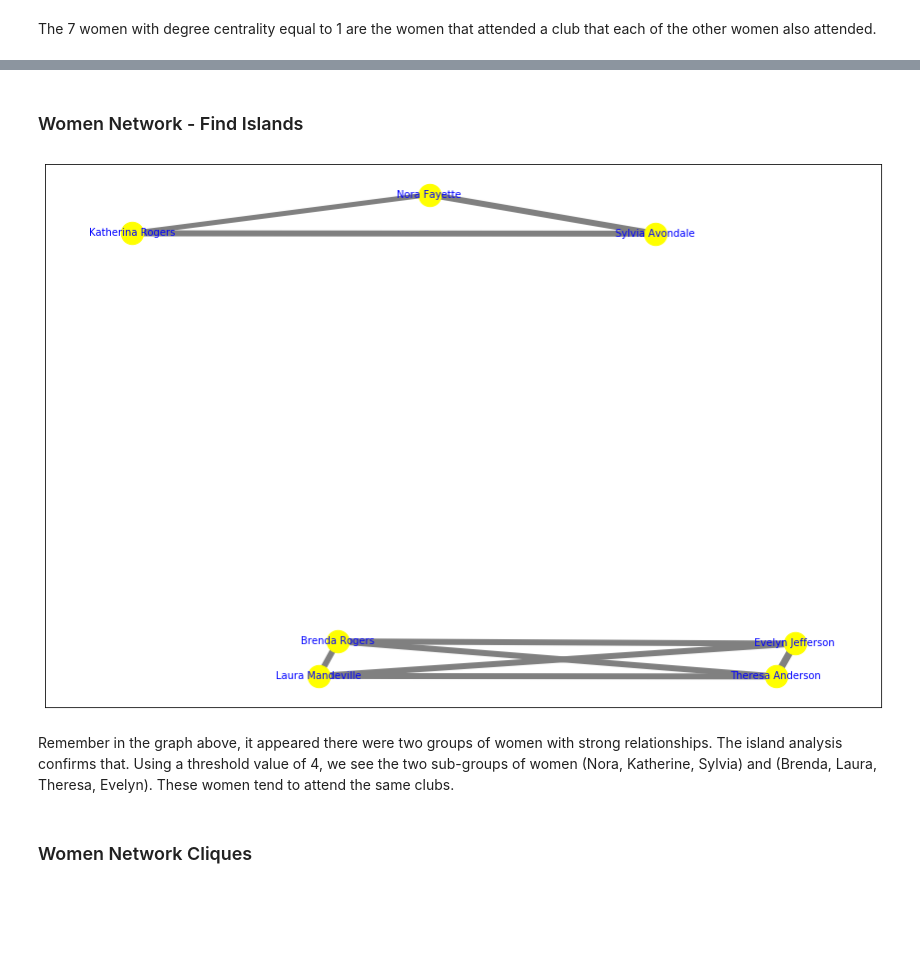
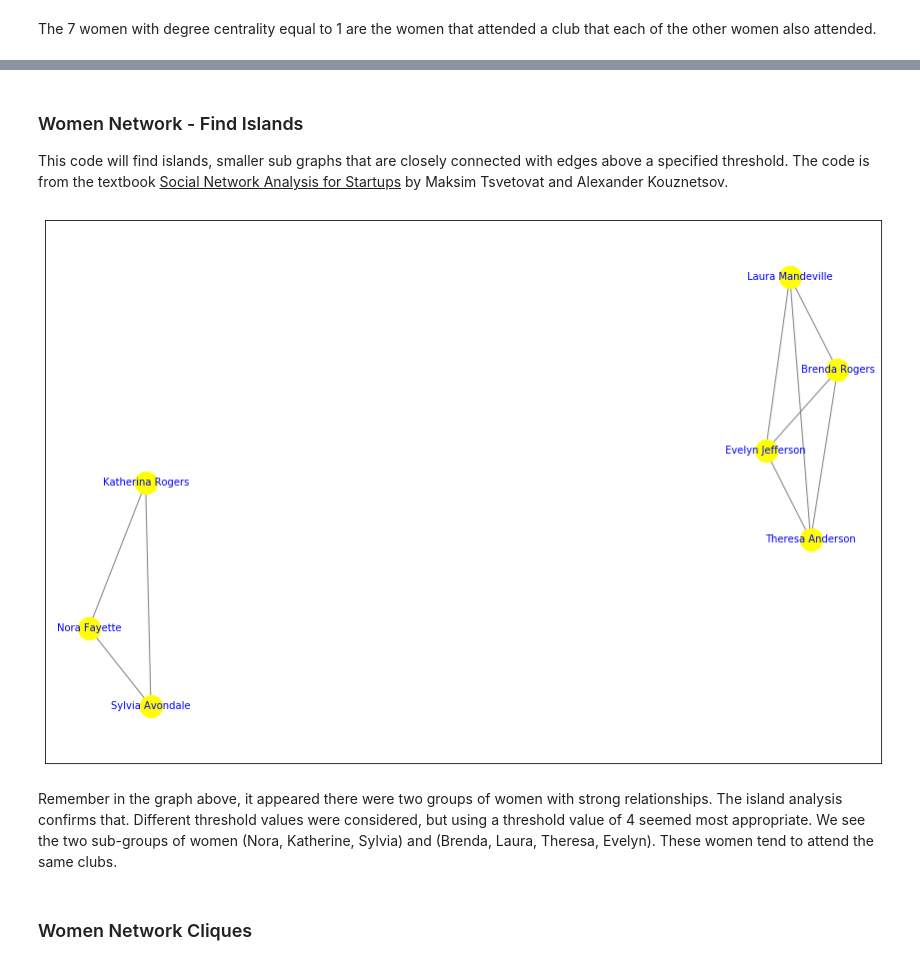
Before and after one commit to jitsen-design/Data_620_Group, a Jupyter notebook: Assignment_Wk3Pt2/Wk3Pt2-Final.ipynb, the cells around one changed output, grey strips where cells are left out. Cells and saved outputs as stored; diff of their text form; code cells hidden in the pictures; blank space fills up the shorter version.

```diff
--- a/Assignment_Wk3Pt2/Wk3Pt2-Final.ipynb
+++ b/Assignment_Wk3Pt2/Wk3Pt2-Final.ipynb
@@ -268,42 +267,43 @@ fig.update_layout(go.Layout(
 fig.show()
 # %% [output]
 [interactive output not drawn]
-# %% [markdown]
-### Women Network - Find Islands
+# %% [markdown]
+### Women Network - Find Islands
+
+This code will find islands, smaller sub graphs that are closely connected with edges above a specified threshold.  The code is from the textbook <u>Social Network Analysis for Startups</u> by Maksim Tsvetovat and Alexander Kouznetsov.
 # %%
-#Code from book - new graph with edges of weight 1 trimmed
+#Code from textbook Social Network Analysis for Startups by Maksim Tsvetovat and Alexander Kouznetsov
 def trim_edges(g, weight=1):
     g2=nx.Graph()
     for f, to, edata in g.edges(data=True):
         if edata['weight'] > weight:
             g2.add_edge(f,to,weight=edata['weight'])
     return g2
 
 def island_method(g, iterations = 5):
     weights = [edata['weight'] for f,to,edata in g.edges(data=True)]
     mn=int(min(weights))
     mx=int(max(weights))
     step = int((mx-mn)/iterations)
     return [[threshold, trim_edges(g, threshold)] for threshold in range(mn,mx,step)]
 
 cc = list(WW.subgraph(c) for c in nx.connected_components(WW))[0]
 islands = island_method(cc)
 
 # use 4 for the threshold
 WW4 = trim_edges(WW, 4)
 
 plt.figure(figsize=(15,10))
 pos = nx.spring_layout(WW4)
-weights=[edata['weight'] for f,t,edata in WW4.edges(data=True)]
 nx.draw_networkx_nodes(WW4, pos, node_color='yellow', node_size=500)
-nx.draw_networkx_edges(WW4, pos, width=weights, edge_color='gray')
+nx.draw_networkx_edges(WW4, pos,  edge_color='gray')
 nx.draw_networkx_labels(WW4, pos, font_size=10, font_color ='blue')
 
 plt.show()
 # %% [output]
-[figure, old version]
+[figure, new version]
 # %% [markdown]
-Remember in the graph above, it appeared there were two groups of women with strong relationships.  The island analysis confirms that.  Using a threshold value of 4, we see the two sub-groups of women (Nora, Katherine, Sylvia) and (Brenda, Laura, Theresa, Evelyn).  These women tend to attend the same clubs.
+Remember in the graph above, it appeared there were two groups of women with strong relationships.  The island analysis confirms that.  Different threshold values were considered, but using a threshold value of 4 seemed most appropriate.  We see the two sub-groups of women (Nora, Katherine, Sylvia) and (Brenda, Laura, Theresa, Evelyn).  These women tend to attend the same clubs.
 # %% [markdown]
 ### Women Network Cliques
 # %%
```
Also changed, not shown: parts of 8 cells of this notebook.
